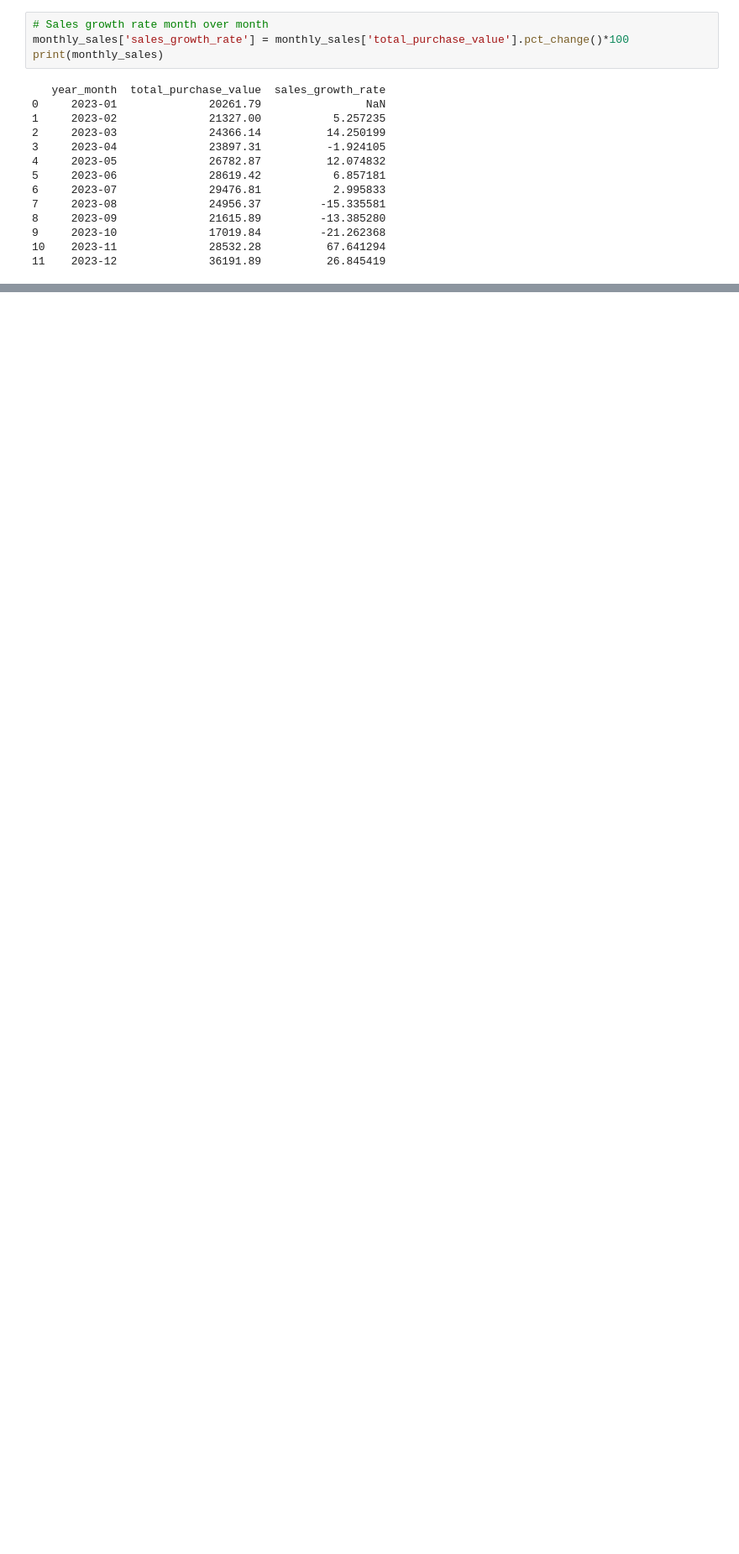
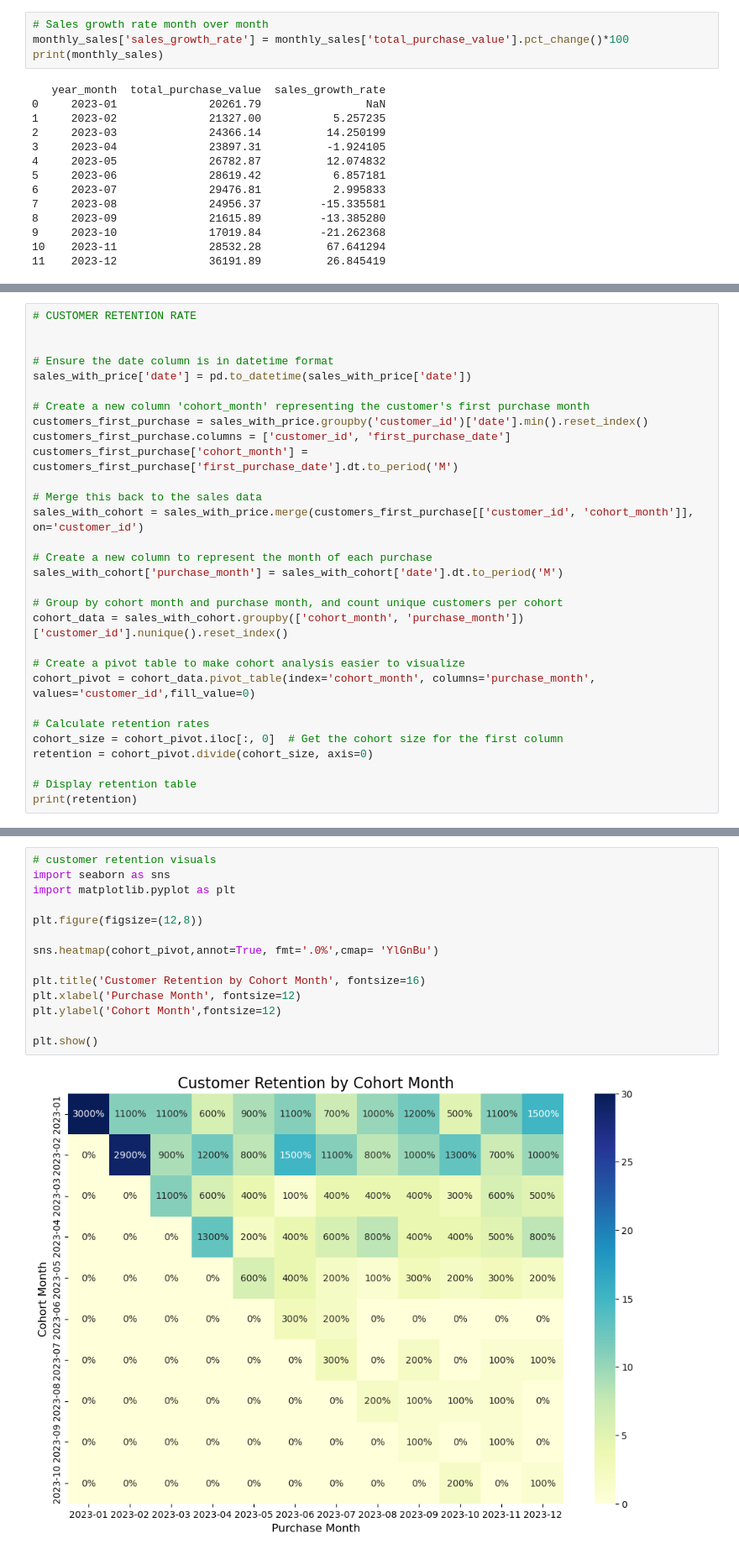
Before and after one commit to Yvokim/Sales-Marketing-Analysis, a Jupyter notebook: Ecommerce.ipynb, the cells around one changed output, grey strips where cells are left out. Shown: that part at 84% size. Saved outputs shown, nothing was run; the diff lists cells and outputs as text; blank space fills up the shorter version.

```diff
--- a/Ecommerce.ipynb
+++ b/Ecommerce.ipynb
@@ -562,0 +652,30 @@ plt.show()
+# %%
+# CUSTOMER RETENTION RATE
+
+
+# Ensure the date column is in datetime format
+sales_with_price['date'] = pd.to_datetime(sales_with_price['date'])
+
+# Create a new column 'cohort_month' representing the customer's first purchase month
+customers_first_purchase = sales_with_price.groupby('customer_id')['date'].min().reset_index()
+customers_first_purchase.columns = ['customer_id', 'first_purchase_date']
+customers_first_purchase['cohort_month'] = customers_first_purchase['first_purchase_date'].dt.to_period('M')
+
+# Merge this back to the sales data
+sales_with_cohort = sales_with_price.merge(customers_first_purchase[['customer_id', 'cohort_month']], on='customer_id')
+
+# Create a new column to represent the month of each purchase
+sales_with_cohort['purchase_month'] = sales_with_cohort['date'].dt.to_period('M')
+
+# Group by cohort month and purchase month, and count unique customers per cohort
+cohort_data = sales_with_cohort.groupby(['cohort_month', 'purchase_month'])['customer_id'].nunique().reset_index()
+
+# Create a pivot table to make cohort analysis easier to visualize
+cohort_pivot = cohort_data.pivot_table(index='cohort_month', columns='purchase_month', values='customer_id',fill_value=0)
+
+# Calculate retention rates
+cohort_size = cohort_pivot.iloc[:, 0]  # Get the cohort size for the first column
+retention = cohort_pivot.divide(cohort_size, axis=0)
+
+# Display retention table
+print(retention)
@@ -562,0 +720,16 @@ plt.show()
+# %%
+# customer retention visuals
+import seaborn as sns
+import matplotlib.pyplot as plt
+
+plt.figure(figsize=(12,8))
+
+sns.heatmap(cohort_pivot,annot=True, fmt='.0%',cmap= 'YlGnBu')
+
+plt.title('Customer Retention by Cohort Month', fontsize=16)
+plt.xlabel('Purchase Month', fontsize=12)
+plt.ylabel('Cohort Month',fontsize=12)
+
+plt.show()
+# %% [output]
+[figure, added]
```
Also changed, not shown: parts of 13 cells of this notebook.
